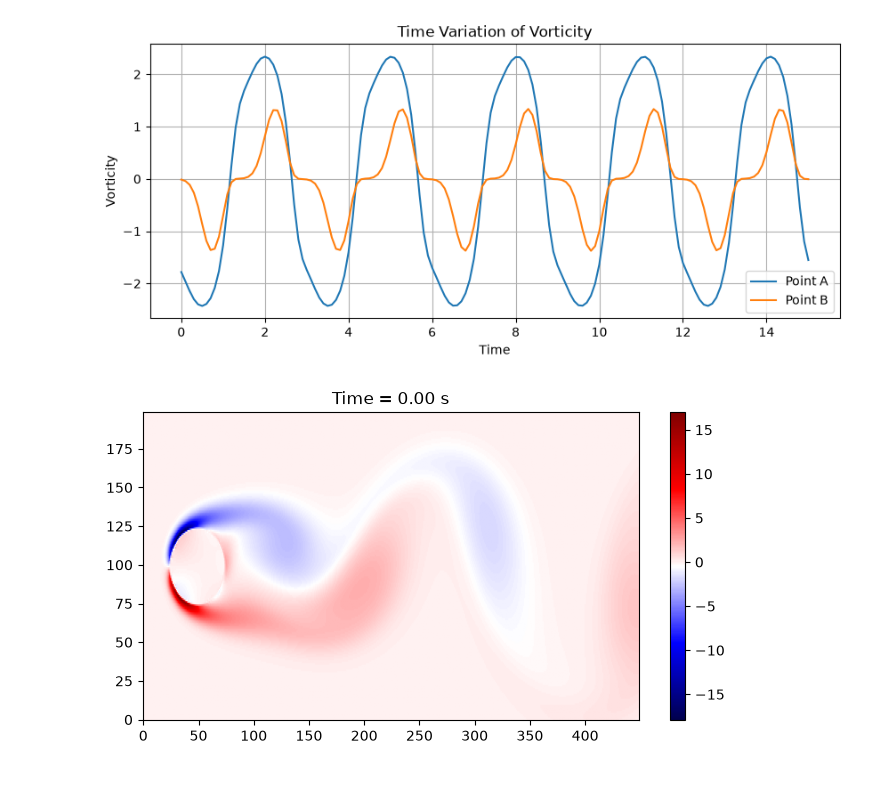
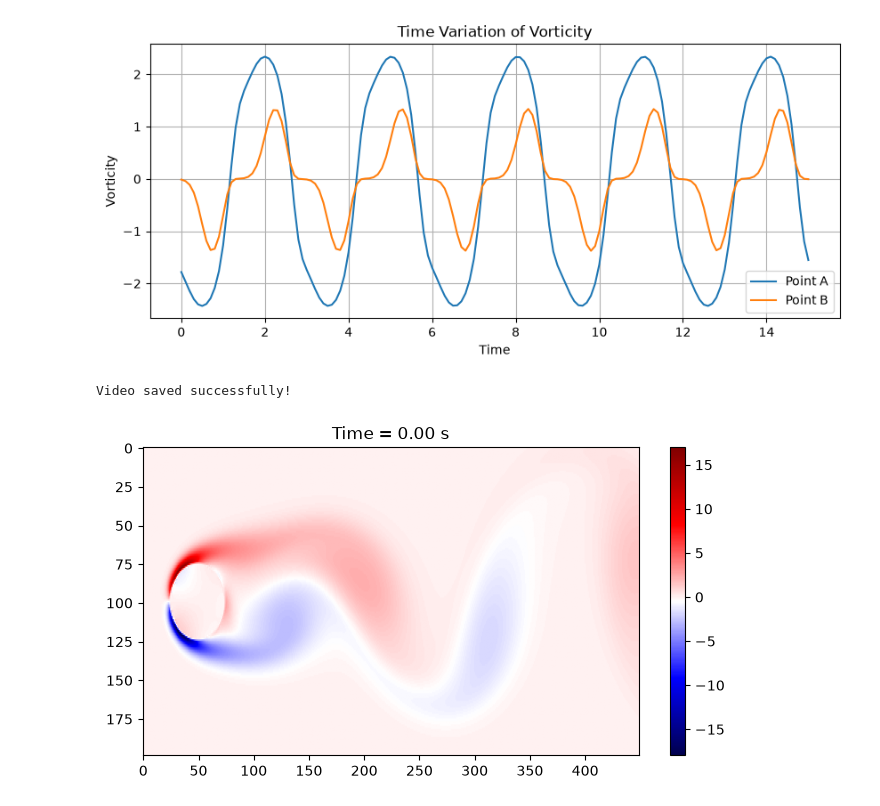
Before and after one commit to am25m005-design/computational-datadriven-self, a Jupyter notebook: svdVOTi.ipynb, the cells around one changed output. Drawn from its saved outputs; the diff is of its cells as text; code cells hidden in the pictures.

```diff
--- a/svdVOTi.ipynb
+++ b/svdVOTi.ipynb
@@ -74,30 +74,67 @@ plt.grid(True)
 plt.show()
 # %% [output]
 [figure]
+# %%
+import matplotlib.pyplot as plt
+from matplotlib.animation import FuncAnimation, FFMpegWriter
+
+fig, ax = plt.subplots(figsize=(8,4))
+
+frame = K[:,0].reshape(199,449,order='F')
+
+im = ax.imshow(frame,
+               cmap='seismic',
+               origin='lower',
+               aspect='auto')
+
+plt.colorbar(im, ax=ax)
+
+def update(i):
+
+    frame = K[:,i].reshape(199,449,order='F')
+
+    im.set_data(frame)
+
+    ax.set_title(f"Time = {i*0.1:.2f} s")
+
+    return [im]
+
+ani = FuncAnimation(fig,
+                    update,
+                    frames=151,
+                    interval=100,
+                    blit=True)
+
+writer = FFMpegWriter(fps=10)
+
+ani.save("vorticity1.mp4", writer=writer)
+
+plt.close()
+
+print("Video saved successfully!")
+# %% [output]
+Video saved successfully!
 # %%
-
+# it the K matrix without PCA i.e without taking mean substraction
 
 fig, ax = plt.subplots(figsize=(8,4))
 
 frame = K[:, 0].reshape(199, 449, order='F')
 
-im = ax.imshow(frame,
-               cmap='seismic',
-               origin='lower',
-               aspect='auto')
+im = ax.imshow(frame, cmap='seismic', aspect='auto')
 
 plt.colorbar(im, ax=ax)
 
 for i in range(151):
 
     frame = K[:, i].reshape(199, 449, order='F')
 
     im.set_data(frame)        # Update only the image
     time = i * 0.1
     ax.set_title("Time = {:.2f} s".format(time))
 
     plt.pause(0.01)
 
 plt.show()
 # %% [output]
-[figure, old version]
+[figure, new version]
```
Also changed, not shown: parts of 11 cells of this notebook.
